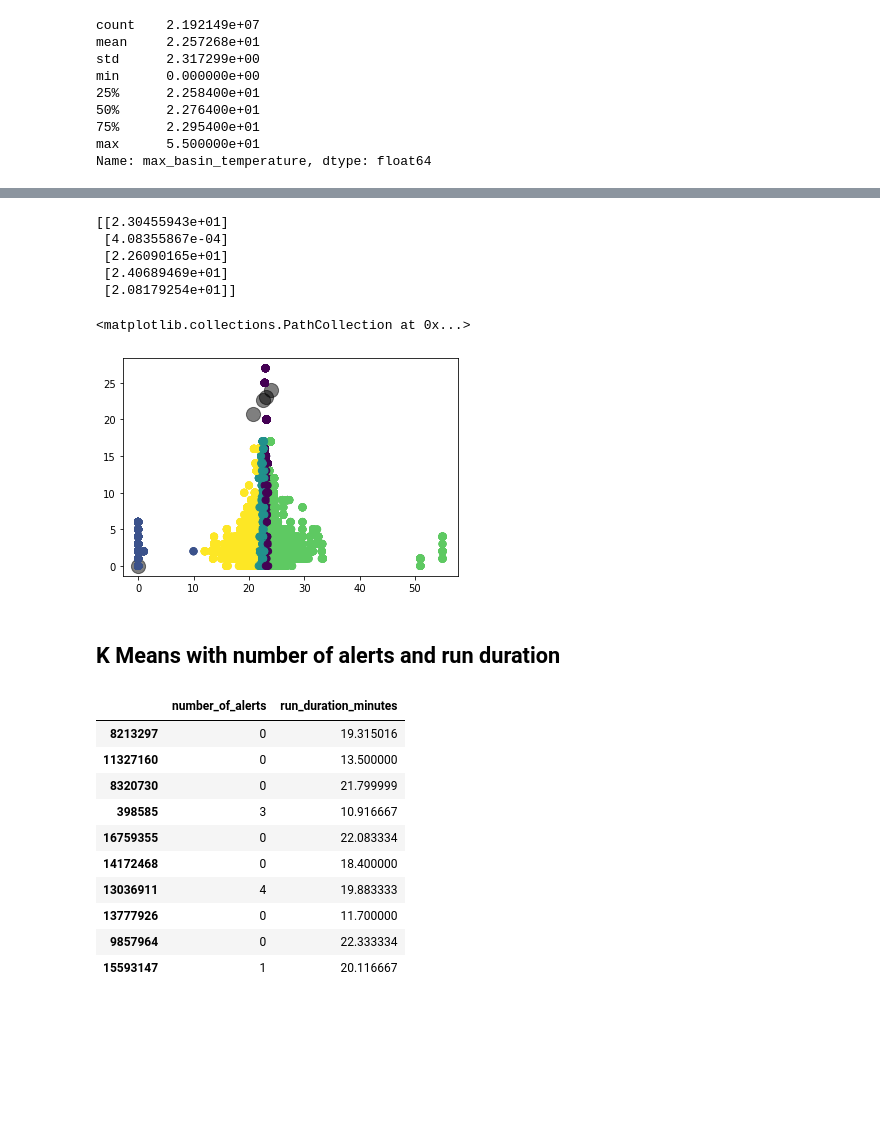
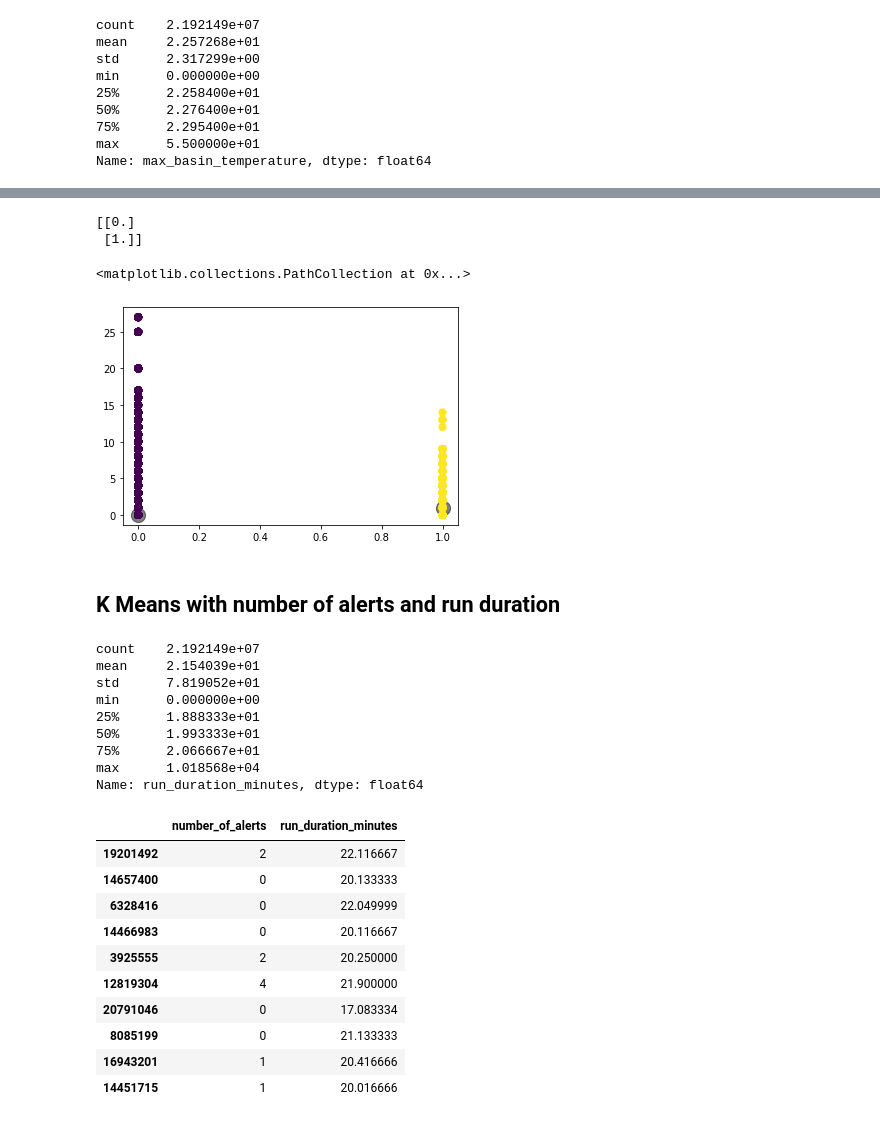
Before and after one commit to ErikPohle/CSCI-4308-TerumoBCT, a Jupyter notebook: notebooks/sk_k-means.ipynb, the cells around one changed output, grey strips where cells are left out. Drawn from its saved outputs; the diff is of its cells as text; code cells hidden in the pictures; blank space fills up the shorter version.

Commit message:
Updated k-means with different columns

```diff
--- a/notebooks/sk_k-means.ipynb
+++ b/notebooks/sk_k-means.ipynb
@@ -63,4 +178,4 @@ Name: max_basin_temperature, dtype: float64
 # %%
-simpleData = tmp_data.filter(['number_of_alerts', 'max_basin_temperature'])
+simpleDataBadTemp = tmp_data.filter(['number_of_alerts', 'number_of_temp_out_of_range_exceptions'])
 # %%
-train_data, test_data = train_test_split(simpleData, test_size=0.5)
+train_data_bad_temp, test_data_bad_temp = train_test_split(simpleDataBadTemp, test_size=0.5)
@@ -81,2 +182,3 @@ train_data.head(10)
 # %%
-kmeans = KMeans(n_clusters=5, random_state=0).fit(train_data)
+kmeans_bad_temp = KMeans(n_clusters=2, random_state=0).fit(train_data_bad_temp)
+labels_bad_temp = kmeans_bad_temp.labels_
@@ -85,19 +185,28 @@ labels = kmeans.labels_
 # %%
-kmeans.fit(train_data['max_basin_temperature'].values.reshape(-1, 1).astype('float'))
-y_kmeans = kmeans.predict(train_data['max_basin_temperature'].values.reshape(-1, 1).astype('float'))
+kmeans_bad_temp.fit(np.array(train_data_bad_temp['number_of_temp_out_of_range_exceptions'].values).reshape(-1, 1).astype('float'))
+y_kmeans_bad_temp = kmeans_bad_temp.predict(np.array(train_data_bad_temp['number_of_temp_out_of_range_exceptions'].values).reshape(-1, 1).astype('float'))
 # %%
-centers = kmeans.cluster_centers_
-print(centers)
-plt.scatter(centers, centers, c='black', s=200, alpha=0.5)
-plt.scatter(train_data['max_basin_temperature'], train_data['number_of_alerts'], c=y_kmeans, s=50, cmap='viridis')
+centers_bad_temp = kmeans_bad_temp.cluster_centers_
+print(centers_bad_temp)
+plt.scatter(centers_bad_temp, centers_bad_temp, c='black', s=200, alpha=0.5)
+plt.scatter(train_data_bad_temp['number_of_temp_out_of_range_exceptions'], train_data_bad_temp['number_of_alerts'], c=y_kmeans_bad_temp, s=50, cmap='viridis')
 # %% [output]
-[[2.30455943e+01]
- [4.08355867e-04]
- [2.26090165e+01]
- [2.40689469e+01]
- [2.08179254e+01]]
+[[0.]
+ [1.]]
 <matplotlib.collections.PathCollection at 0x...>
-[figure, old version]
+[figure, new version]
 # %% [markdown]
 ## K Means with number of alerts and run duration
+# %%
+tmp_data['run_duration_minutes'].describe()
+# %% [output]
+count    2.192149e+07
+mean     2.154039e+01
+std      7.819052e+01
+min      0.000000e+00
+25%      1.888333e+01
+50%      1.993333e+01
+75%      2.066667e+01
+max      1.018568e+04
+Name: run_duration_minutes, dtype: float64
 # %%
@@ -107,15 +216,15 @@ train_data2, test_data2 = train_test_split(simpleData2, test_size=0.5)
 # %%
-train_data2.head(10)
+train_data_run_duration.head(10)
 # %% [output]
 |  | number_of_alerts | run_duration_minutes |
-| 8213297 | 0 | 19.315016 |
-| 11327160 | 0 | 13.500000 |
-| 8320730 | 0 | 21.799999 |
-| 398585 | 3 | 10.916667 |
-| 16759355 | 0 | 22.083334 |
-| 14172468 | 0 | 18.400000 |
-| 13036911 | 4 | 19.883333 |
-| 13777926 | 0 | 11.700000 |
-| 9857964 | 0 | 22.333334 |
-| 15593147 | 1 | 20.116667 |
+| 19201492 | 2 | 22.116667 |
+| 14657400 | 0 | 20.133333 |
+| 6328416 | 0 | 22.049999 |
+| 14466983 | 0 | 20.116667 |
+| 3925555 | 2 | 20.250000 |
+| 12819304 | 4 | 21.900000 |
+| 20791046 | 0 | 17.083334 |
+| 8085199 | 0 | 21.133333 |
+| 16943201 | 1 | 20.416666 |
+| 14451715 | 1 | 20.016666 |
 # %%
```
Also changed, not shown: parts of 41 cells of this notebook.
